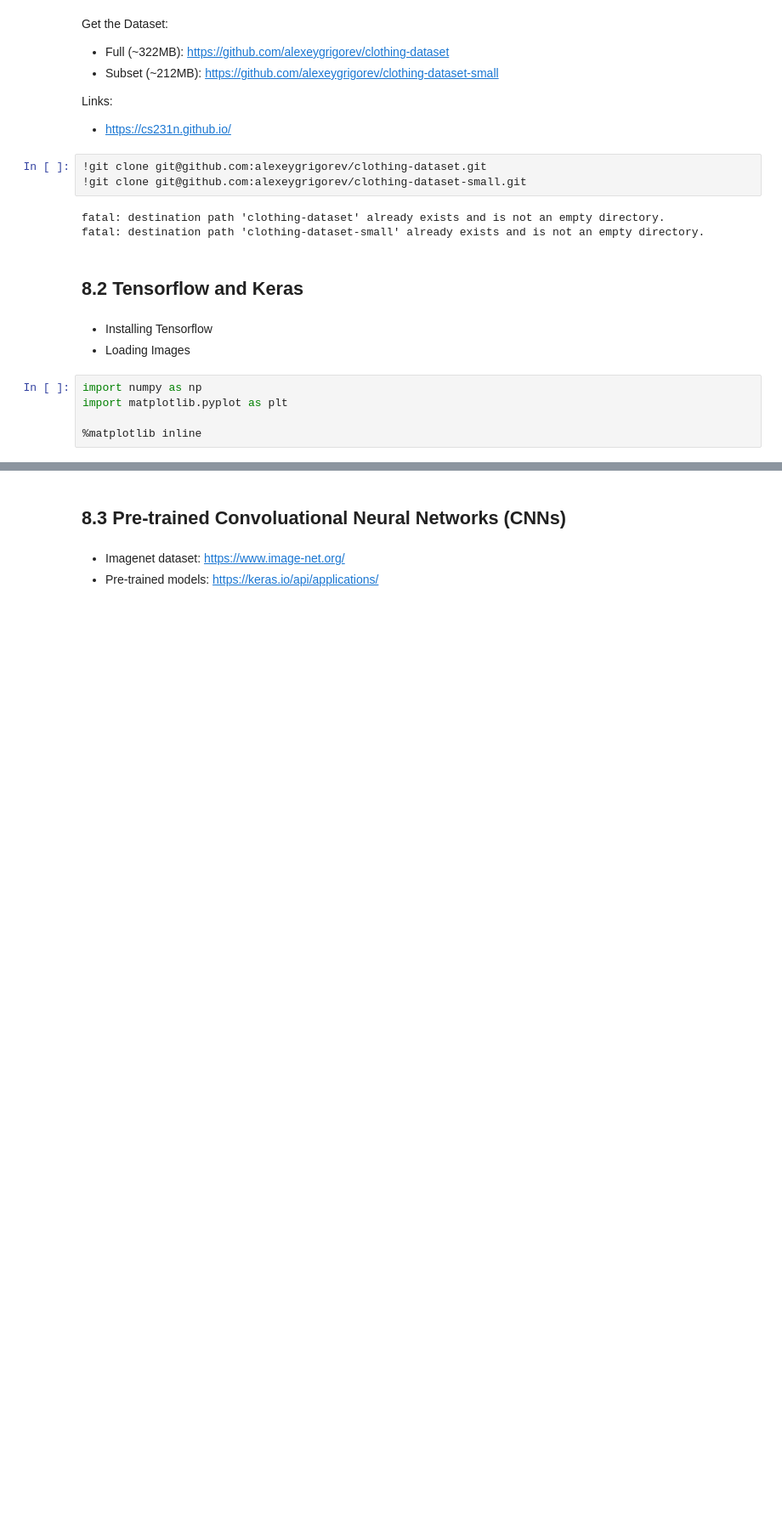
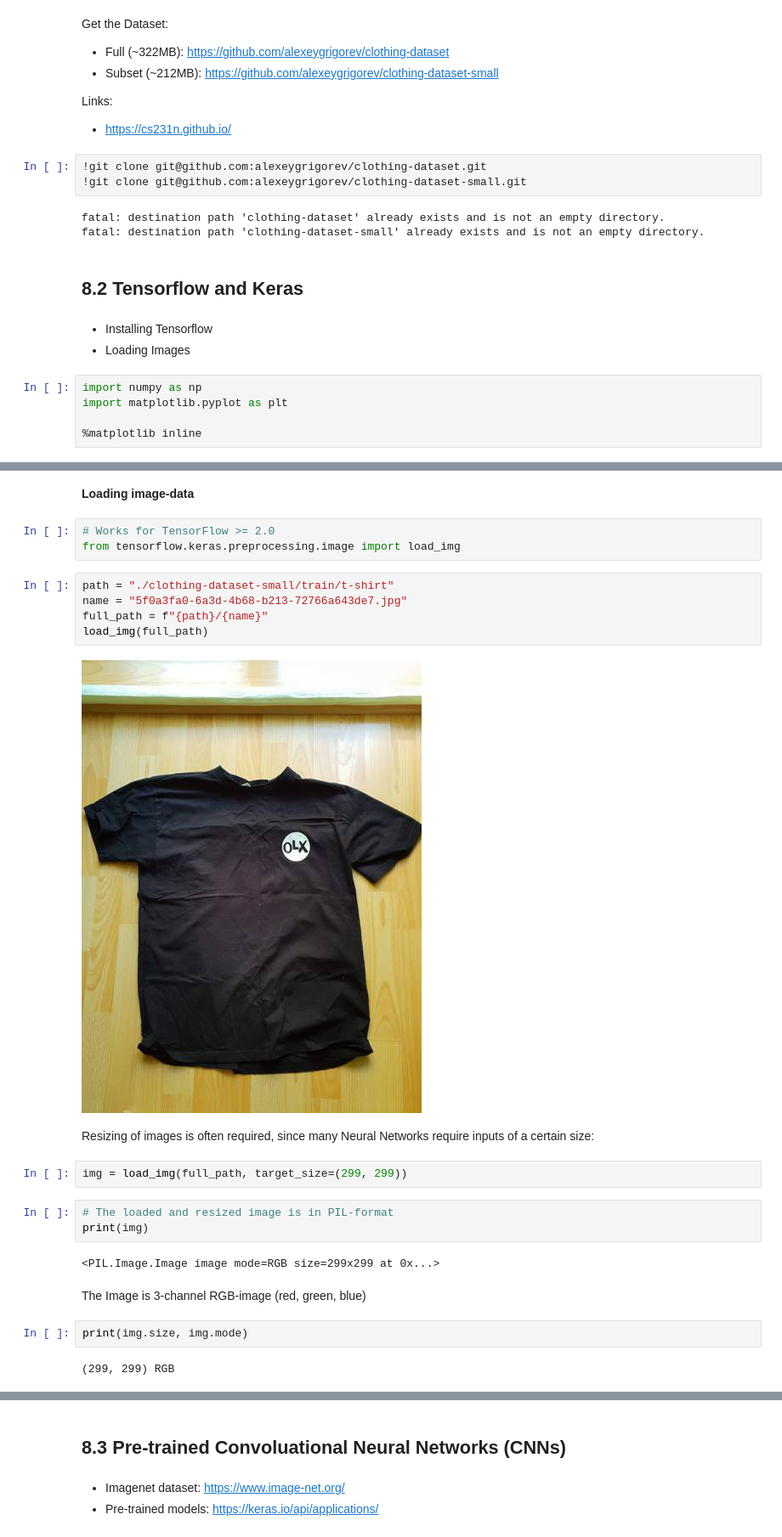
Before and after one commit to joweyel/ml-zoomcamp-material, a Jupyter notebook: 08-neural-networks-and-deep-learning/code/section8-notebook.ipynb, the cells around one changed output, grey strips where cells are left out. Shown at 85% size. Drawn from its saved outputs; the diff is of its cells as text; blank space fills up the shorter version.

```diff
--- a/08-neural-networks-and-deep-learning/code/section8-notebook.ipynb
+++ b/08-neural-networks-and-deep-learning/code/section8-notebook.ipynb
@@ -29,0 +47,27 @@ import matplotlib.pyplot as plt
+# %% [markdown]
+**Loading image-data**
+# %%
+# Works for TensorFlow >= 2.0
+from tensorflow.keras.preprocessing.image import load_img
+# %%
+path = "./clothing-dataset-small/train/t-shirt"
+name = "5f0a3fa0-6a3d-4b68-b213-72766a643de7.jpg"
+full_path = f"{path}/{name}"
+load_img(full_path)
+# %% [output]
+[figure, added]
+# %% [markdown]
+Resizing of images is often required, since many Neural Networks require inputs of a certain size:
+# %%
+img = load_img(full_path, target_size=(299, 299))
+# %%
+# The loaded and resized image is in PIL-format
+print(img)
+# %% [output]
+<PIL.Image.Image image mode=RGB size=299x299 at 0x...>
+# %% [markdown]
+The Image is 3-channel RGB-image (red, green, blue)
+# %%
+print(img.size, img.mode)
+# %% [output]
+(299, 299) RGB
```
Also changed, not shown: parts of 36 cells of this notebook, 13 other files.
